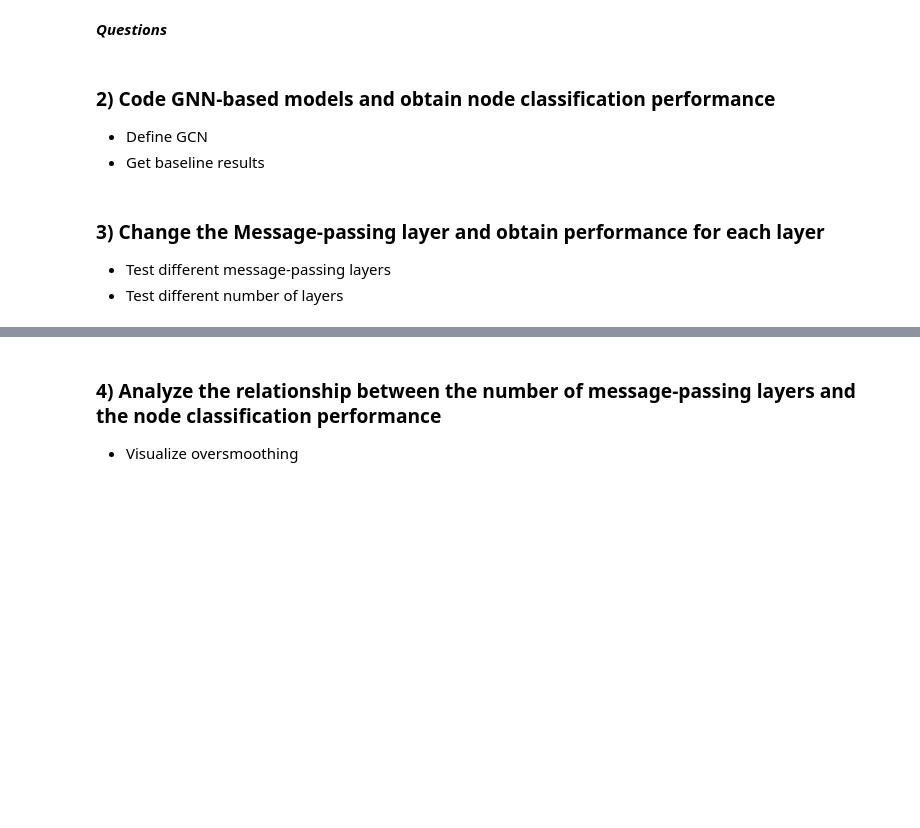
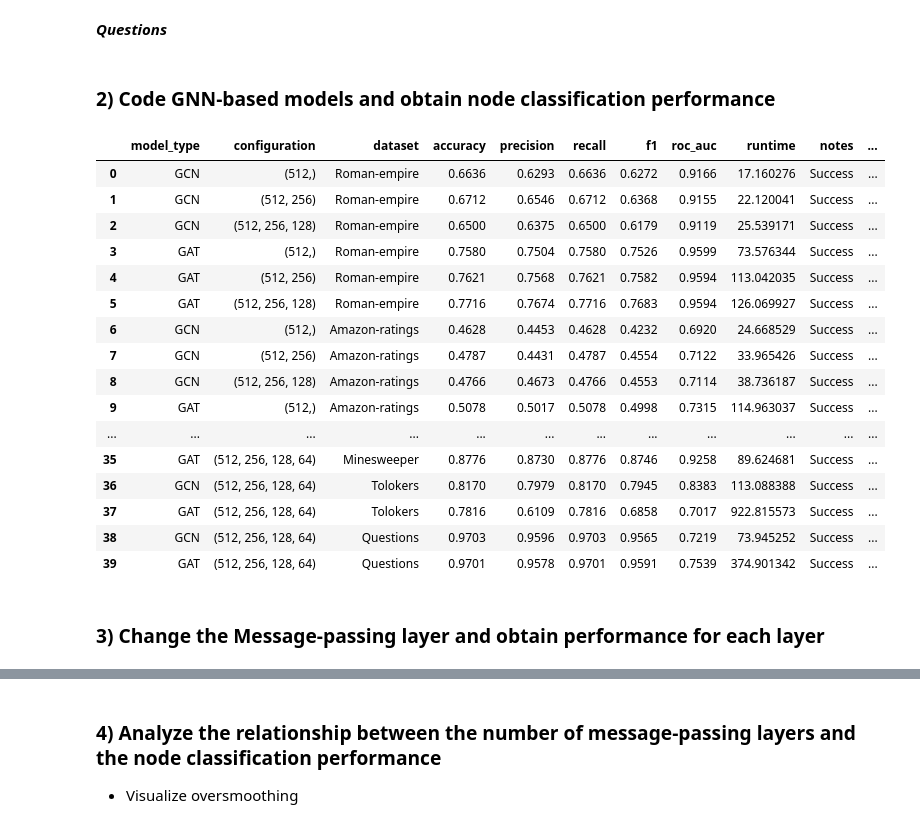
Before and after one commit to ericzander/cs510-project, a Jupyter notebook: notebooks/oversmoothing.ipynb, the cells around one changed output, grey strips where cells are left out. Saved outputs shown, nothing was run; the diff lists cells and outputs as text; code cells hidden in the pictures; blank space fills up the shorter version.

```diff
--- a/notebooks/oversmoothing.ipynb
+++ b/notebooks/oversmoothing.ipynb
@@ -66,5 +72,3 @@ tolo = HeterophilousGraphDataset(root='data/', name='Tolokers')
 questions = HeterophilousGraphDataset(root='data/', name='Questions')
 # %% [markdown]
 ### 2) Code GNN-based models and obtain node classification performance
-* Define GCN
-* Get baseline results
@@ -259,4 +75,29 @@ class Trainer:
+# %%
+results = pd.read_csv("experiment_results.csv")
+
+def tuple_length(config_str):
+    items = config_str.strip("()").split(",")
+    return len([item for item in items if item.strip()]) + 1
+results["num_conv_layers"] = results.configuration.apply(tuple_length)
+
+display(results)
+# %% [output]
+|  | model_type | configuration | dataset | accuracy | precision | recall | f1 | roc_auc | runtime | notes | ... |
+| 0 | GCN | (512,) | Roman-empire | 0.6636 | 0.6293 | 0.6636 | 0.6272 | 0.9166 | 17.160276 | Success | ... |
+| 1 | GCN | (512, 256) | Roman-empire | 0.6712 | 0.6546 | 0.6712 | 0.6368 | 0.9155 | 22.120041 | Success | ... |
+| 2 | GCN | (512, 256, 128) | Roman-empire | 0.6500 | 0.6375 | 0.6500 | 0.6179 | 0.9119 | 25.539171 | Success | ... |
+| 3 | GAT | (512,) | Roman-empire | 0.7580 | 0.7504 | 0.7580 | 0.7526 | 0.9599 | 73.576344 | Success | ... |
+| 4 | GAT | (512, 256) | Roman-empire | 0.7621 | 0.7568 | 0.7621 | 0.7582 | 0.9594 | 113.042035 | Success | ... |
+| 5 | GAT | (512, 256, 128) | Roman-empire | 0.7716 | 0.7674 | 0.7716 | 0.7683 | 0.9594 | 126.069927 | Success | ... |
+| 6 | GCN | (512,) | Amazon-ratings | 0.4628 | 0.4453 | 0.4628 | 0.4232 | 0.6920 | 24.668529 | Success | ... |
+| 7 | GCN | (512, 256) | Amazon-ratings | 0.4787 | 0.4431 | 0.4787 | 0.4554 | 0.7122 | 33.965426 | Success | ... |
+| 8 | GCN | (512, 256, 128) | Amazon-ratings | 0.4766 | 0.4673 | 0.4766 | 0.4553 | 0.7114 | 38.736187 | Success | ... |
+| 9 | GAT | (512,) | Amazon-ratings | 0.5078 | 0.5017 | 0.5078 | 0.4998 | 0.7315 | 114.963037 | Success | ... |
+| ... | ... | ... | ... | ... | ... | ... | ... | ... | ... | ... | ... |
+| 35 | GAT | (512, 256, 128, 64) | Minesweeper | 0.8776 | 0.8730 | 0.8776 | 0.8746 | 0.9258 | 89.624681 | Success | ... |
+| 36 | GCN | (512, 256, 128, 64) | Tolokers | 0.8170 | 0.7979 | 0.8170 | 0.7945 | 0.8383 | 113.088388 | Success | ... |
+| 37 | GAT | (512, 256, 128, 64) | Tolokers | 0.7816 | 0.6109 | 0.7816 | 0.6858 | 0.7017 | 922.815573 | Success | ... |
+| 38 | GCN | (512, 256, 128, 64) | Questions | 0.9703 | 0.9596 | 0.9703 | 0.9565 | 0.7219 | 73.945252 | Success | ... |
+| 39 | GAT | (512, 256, 128, 64) | Questions | 0.9701 | 0.9578 | 0.9701 | 0.9591 | 0.7539 | 374.901342 | Success | ... |
 # %% [markdown]
 ### 3) Change the Message-passing layer and obtain performance for each layer
-* Test different message-passing layers
-* Test different number of layers
```
Also changed, not shown: parts of 8 cells of this notebook, 2 other files.
